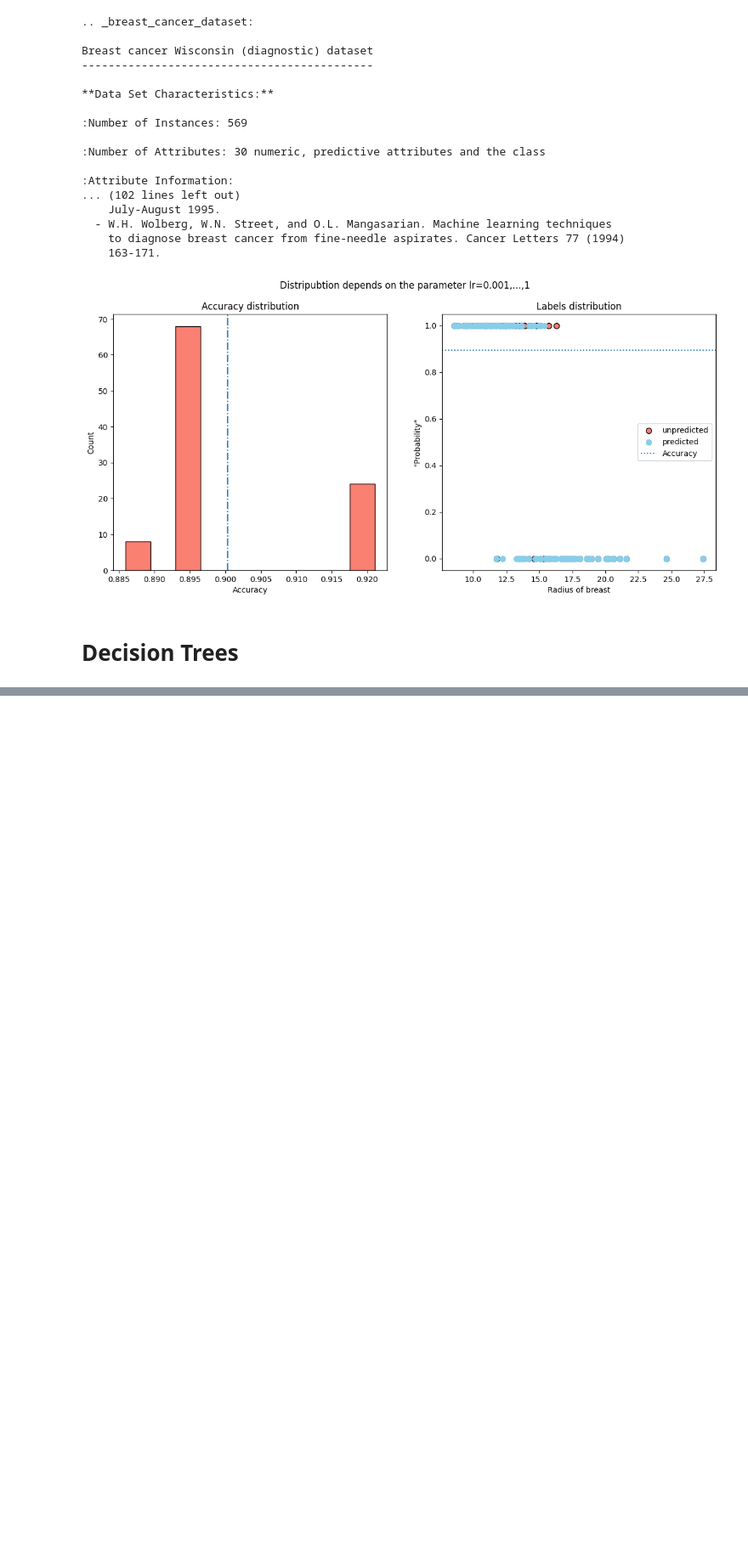
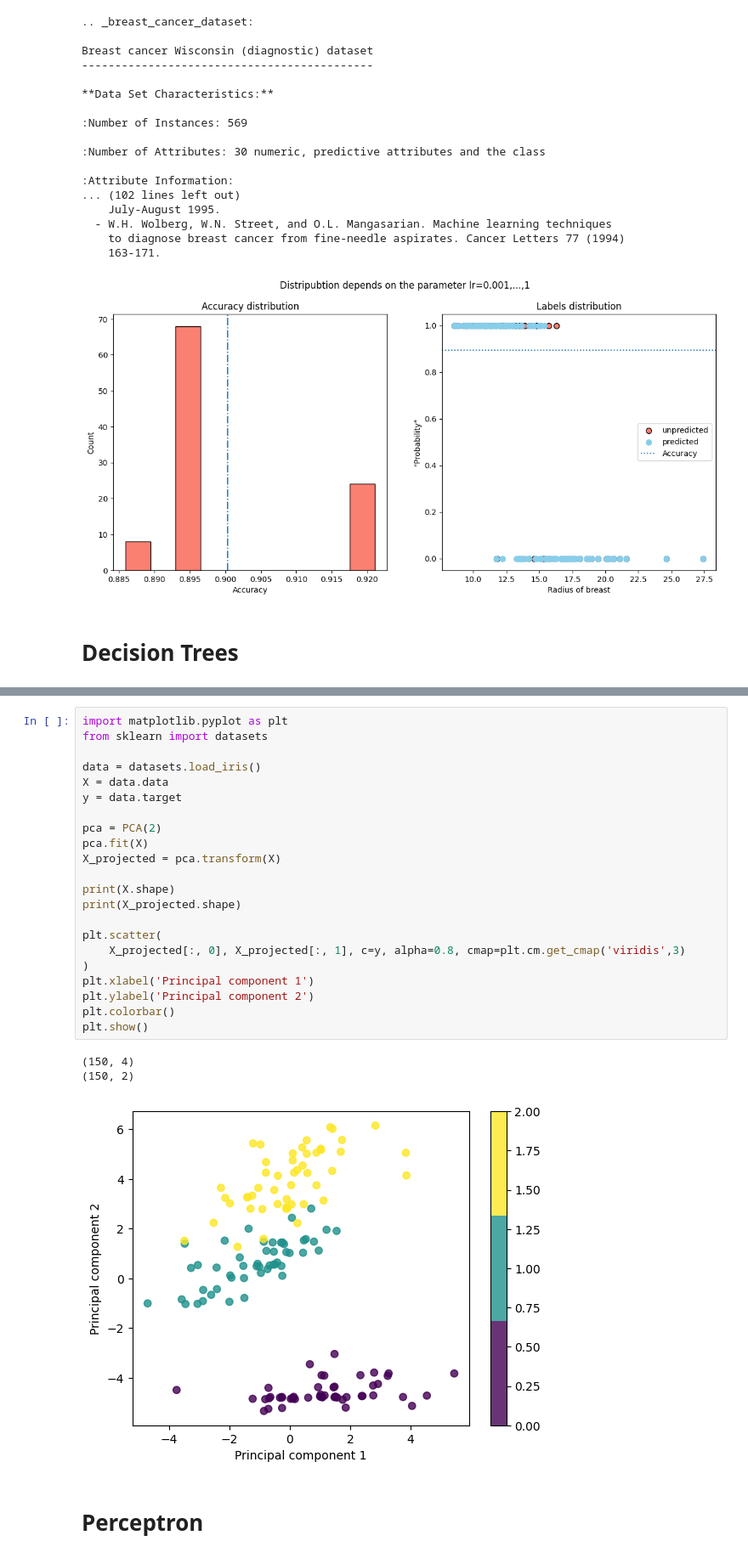
Before and after one commit to artyomsavov/savkit-learn, a Jupyter notebook: notebooks/alghorithms.ipynb, the cells around one changed output, grey strips where cells are left out. Shown at 85% size. Saved outputs shown, nothing was run; the diff lists cells and outputs as text; blank space fills up the shorter version.

```diff
--- a/notebooks/alghorithms.ipynb
+++ b/notebooks/alghorithms.ipynb
@@ -484,0 +662,28 @@ NameError: name 'y' is not defined
+# %%
+import matplotlib.pyplot as plt
+from sklearn import datasets
+
+data = datasets.load_iris()
+X = data.data
+y = data.target
+
+pca = PCA(2)
+pca.fit(X)
+X_projected = pca.transform(X)
+
+print(X.shape)
+print(X_projected.shape)
+
+plt.scatter(
+    X_projected[:, 0], X_projected[:, 1], c=y, alpha=0.8, cmap=plt.cm.get_cmap('viridis',3)
+)
+plt.xlabel('Principal component 1')
+plt.ylabel('Principal component 2')
+plt.colorbar()
+plt.show()
+# %% [output]
+(150, 4)
+(150, 2)
+[figure, added]
+# %% [markdown]
+# Perceptron
```
Also changed, not shown: parts of 16 cells of this notebook, 17 other files.
